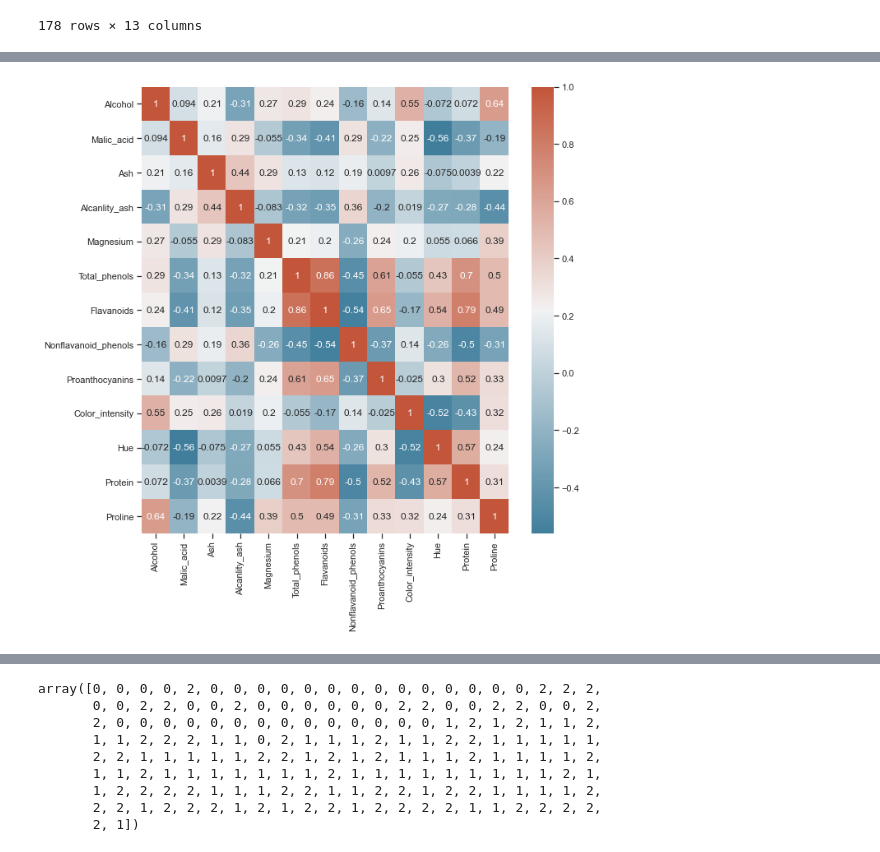
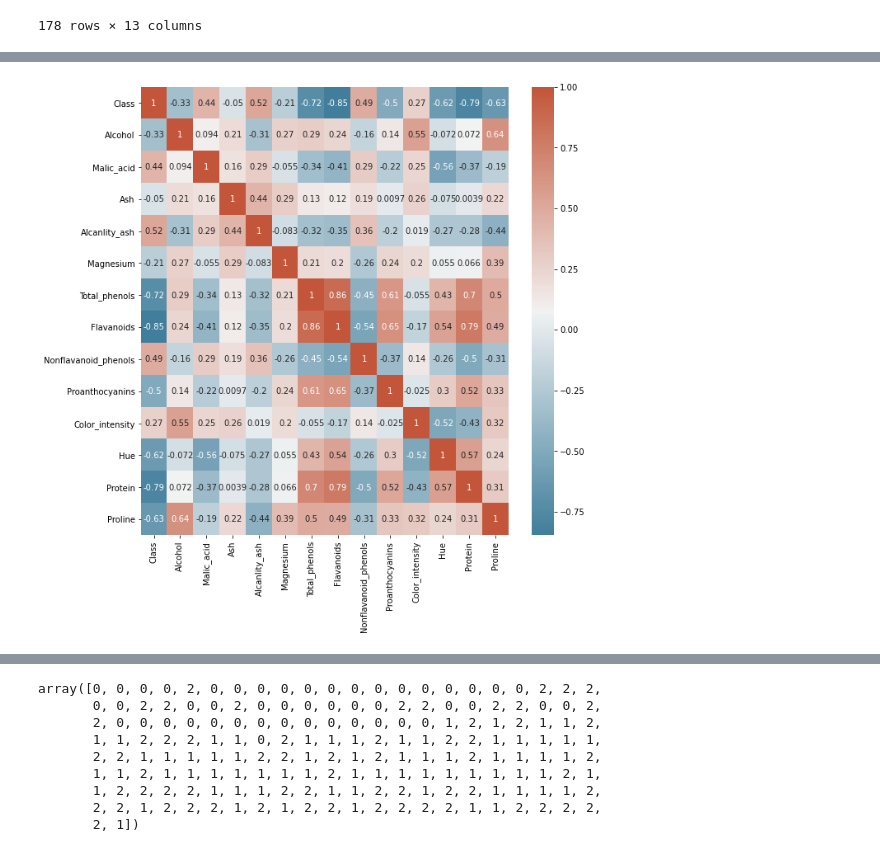
Before and after one commit to DataMathematician/PetResearch, a Jupyter notebook: l4p2.ipynb, the cells around one changed output, grey strips where cells are left out. Cells and saved outputs as stored; diff of their text form; code cells hidden in the pictures.

```diff
--- a/l4p2.ipynb
+++ b/l4p2.ipynb
@@ -79,13 +79,13 @@ sns.heatmap(X)
 # %%
 # Так же, для анализа данных можно построить матрицу рассеяний,
 # но она строится очень долго для высокоразмерных данных, а так же не будет являться репрезентативной
 # (слишком много двумерных графиков корреляций получается, что тяжело изучать).
 # Вместо этого можно построить матрицу корреляций на основе heatmap
 # (на которой показана картина корреляций признаков друг с другом),
 # но по сути она не облегчает процесс.
-heat(X)
+heat(data)
 # %% [output]
-[figure, old version]
+[figure, new version]
 # %%
 # В случаях высокоразмерных данных уменьшают количество признаков (до 2 в данном случае)
 # с целью, чтобы наглядно показать распределение точек данных в 2-мерном пространстве.
```
Also changed, not shown: parts of 23 cells of this notebook, 1 other file.
